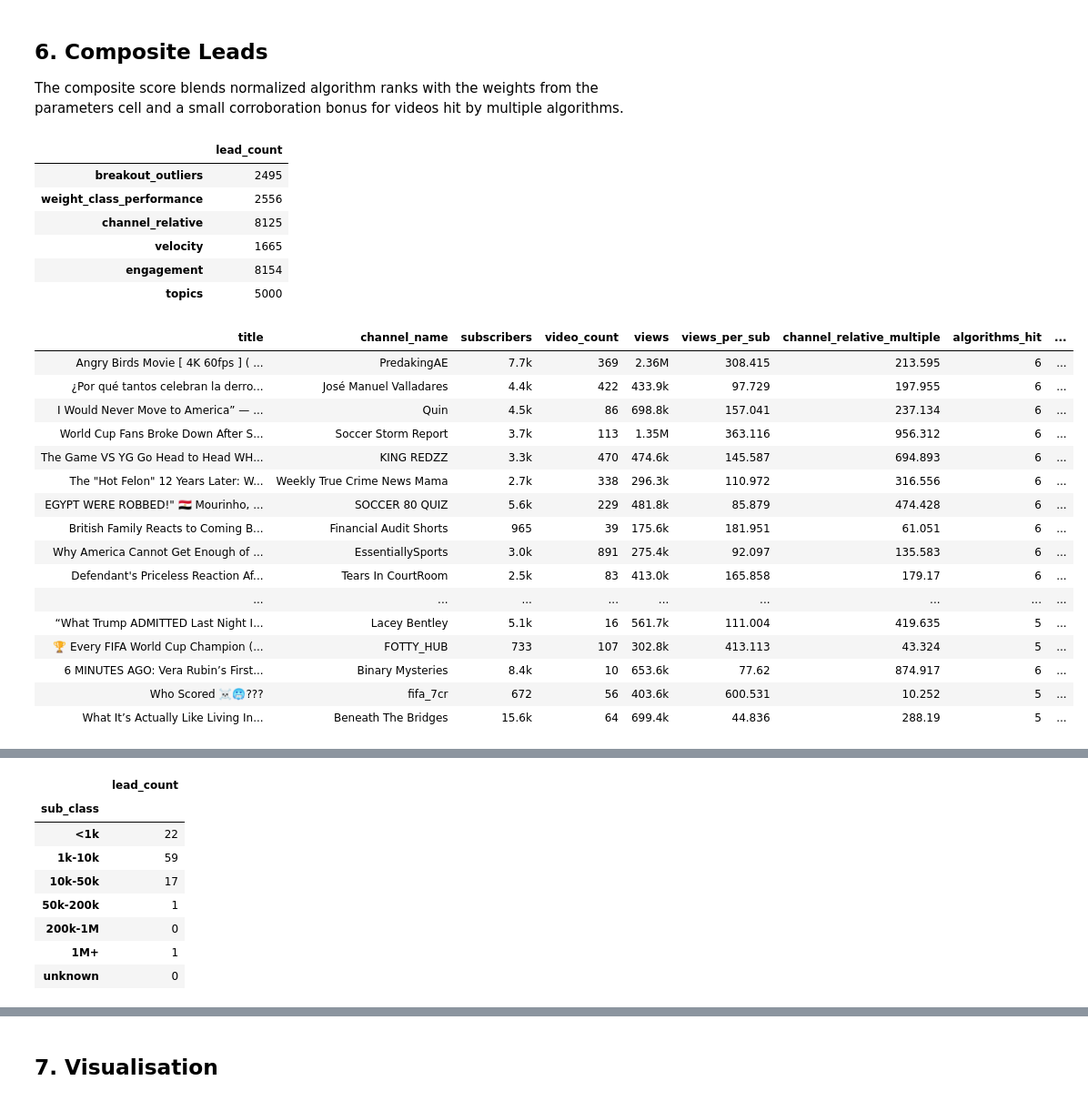
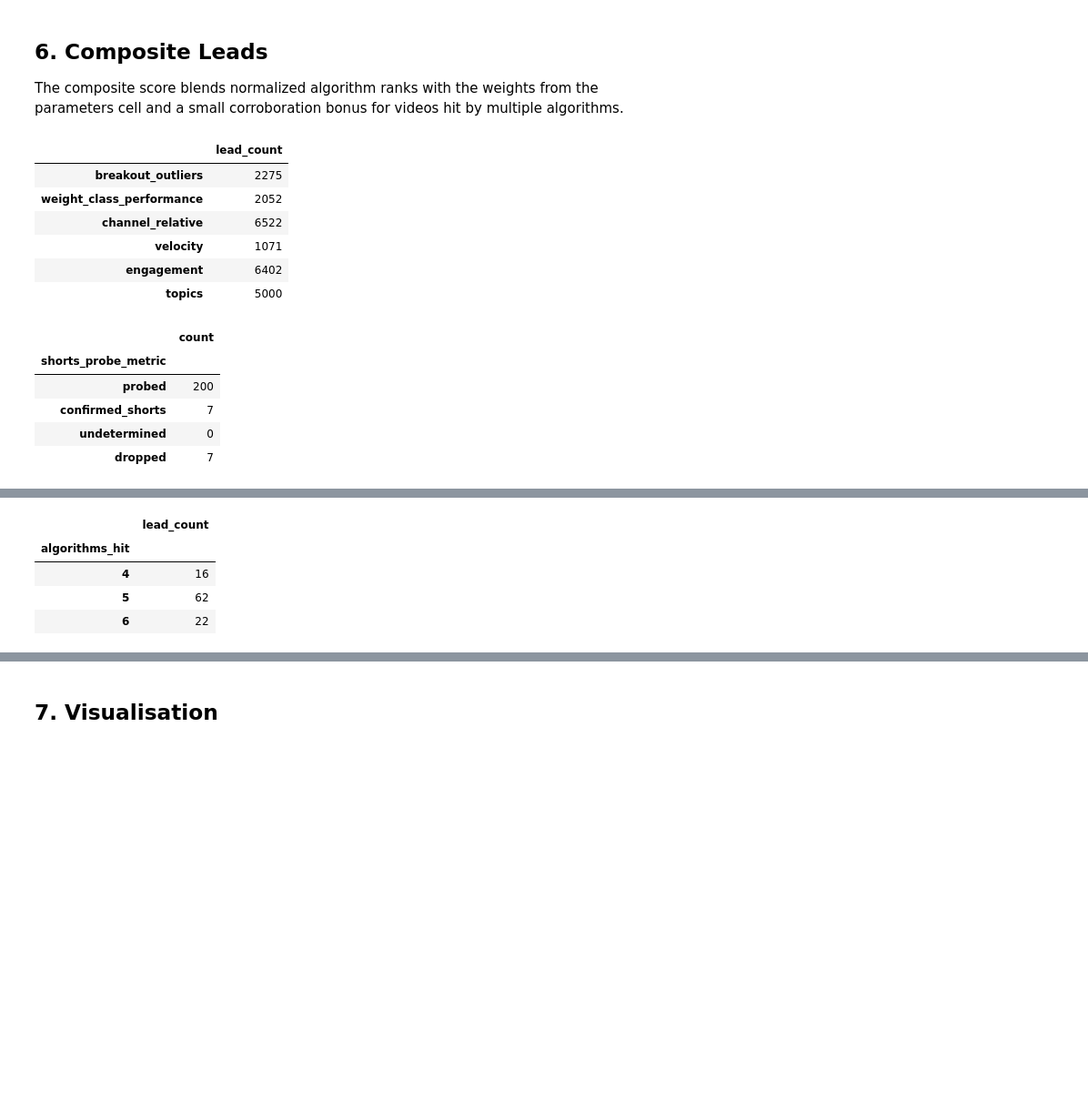
Before and after one commit to 4Fortune8/skimmer, a Jupyter notebook: notebooks/VideoIdeaLeads.ipynb, the cells around one changed output, grey strips where cells are left out. Shown at 91% size. Cells and saved outputs as stored; diff of their text form; code cells hidden in the pictures; blank space fills up the shorter version.

```diff
--- a/notebooks/VideoIdeaLeads.ipynb
+++ b/notebooks/VideoIdeaLeads.ipynb
@@ -236,7 +342,19 @@ def warn_failures(frame):
 The next cell is expected to take several minutes on the full corpus. It is shared by every per-algorithm table and by the composite section.
 # %%
 # Slow step: run each scoring algorithm once and reuse these results below.
-algorithm_results = ra_leads.run_algorithms(full_df, snapshots=snapshots, params=PARAMS)
+# Results are checkpointed per algorithm; the key covers PARAMS and the frame parameters above.
+algorithm_results, algorithms_from_cache = checkpoint.run_algorithms_cached(
+    full_df,
+    snapshots=snapshots,
+    db_path=DB_PATH,
+    cache_dir=CACHE_DIR,
+    params=PARAMS,
+    frame_kwargs=FRAME_KWARGS,
+    use_cache=USE_CACHE,
+    refresh=REFRESH_CACHE,
+    db_fingerprint_mode=CACHE_DB_FINGERPRINT,
+)
+print(f"Algorithm results: {'loaded from cache' if algorithms_from_cache else 'computed'}.")
 algorithm_counts = pd.Series({name: len(frame) for name, frame in algorithm_results.items()}, name='lead_count')
 display(algorithm_counts.to_frame())
 for frame in algorithm_results.values():
@@ -410,6 +528,9 @@ _original_load_analysis_frame = ra_leads.load_analysis_frame
 _original_run_algorithms = ra_leads.run_algorithms
 
 def _cached_load_analysis_frame(*args, **kwargs):
+    assert kwargs.get('exclude_shorts') == EXCLUDE_SHORTS
+    assert kwargs.get('shorts_max_duration_seconds') == SHORTS_MAX_DURATION_SECONDS
+    assert kwargs.get('drop_unknown_duration') == DROP_UNKNOWN_DURATION
     return full_df, snapshots
 
 def _cached_run_algorithms(*args, **kwargs):
@@ -425,6 +546,14 @@ try:
         params=PARAMS,
         filters=FILTERS,
         export_path=None,
+        exclude_shorts=EXCLUDE_SHORTS,
+        shorts_max_duration_seconds=SHORTS_MAX_DURATION_SECONDS,
+        drop_unknown_duration=DROP_UNKNOWN_DURATION,
+        verify_shorts=VERIFY_SHORTS,
+        verify_shorts_max_workers=VERIFY_SHORTS_MAX_WORKERS,
+        verify_shorts_timeout=VERIFY_SHORTS_TIMEOUT,
+        verify_shorts_cache=VERIFY_SHORTS_CACHE,
+        verify_shorts_over_fetch=VERIFY_SHORTS_OVER_FETCH,
     )
 finally:
     ra_leads.load_analysis_frame = _original_load_analysis_frame
@@ -434,52 +563,47 @@ finally:
 composite_leads.attrs['algorithm_counts'] = {name: len(frame) for name, frame in algorithm_results.items()}
 composite_leads.attrs['algorithm_failures'] = {
     name: error
     for result in algorithm_results.values()
     for name, error in result.attrs.get('algorithm_failures', {}).items()
 }
 
 warn_failures(composite_leads)
 display(pd.Series(composite_leads.attrs.get('algorithm_counts', {}), name='lead_count').to_frame())
 
+shorts_probe_summary = composite_leads.attrs.get('shorts_probe', {'probed': 0, 'confirmed_shorts': 0, 'undetermined': 0, 'dropped': 0})
+display(pd.Series(shorts_probe_summary, name='count').rename_axis('shorts_probe_metric').to_frame())
+if int(shorts_probe_summary.get('undetermined', 0) or 0) > 0:
+    display(HTML('<h3 style="color: #b00020;">WARNING: Shorts probe had undetermined rows; they were kept deliberately (fail-open).</h3>'))
+
 composite_columns = [
     'title',
     'channel_name',
     'subscribers',
     'video_count',
     'views',
     'views_per_sub',
     'channel_relative_multiple',
     'algorithms_hit',
     'composite_score',
+    'is_short_confirmed',
     'algorithms',
     'reasons',
 ]
 display_link_table(composite_leads, composite_columns, limit=50)
 
 display(composite_leads['algorithms_hit'].value_counts().sort_index().rename_axis('algorithms_hit').to_frame('lead_count'))
 display(composite_leads['sub_class'].value_counts().sort_index().rename_axis('sub_class').to_frame('lead_count'))
 # %% [output]
 |  | lead_count |
-| breakout_outliers | 2495 |
-| weight_class_performance | 2556 |
-| channel_relative | 8125 |
-| velocity | 1665 |
-| engagement | 8154 |
+| breakout_outliers | 2275 |
+| weight_class_performance | 2052 |
+| channel_relative | 6522 |
+| velocity | 1071 |
+| engagement | 6402 |
 | topics | 5000 |
-| title | channel_name | subscribers | video_count | views | views_per_sub | channel_relative_multiple | algorithms_hit | ... |
-| Angry Birds Movie [ 4K 60fps ] ( ... | PredakingAE | 7.7k | 369 | 2.36M | 308.415 | 213.595 | 6 | ... |
-| ¿Por qué tantos celebran la derro... | José Manuel Valladares | 4.4k | 422 | 433.9k | 97.729 | 197.955 | 6 | ... |
-| I Would Never Move to America” — ... | Quin | 4.5k | 86 | 698.8k | 157.041 | 237.134 | 6 | ... |
-| World Cup Fans Broke Down After S... | Soccer Storm Report | 3.7k | 113 | 1.35M | 363.116 | 956.312 | 6 | ... |
-| The Game VS YG Go Head to Head WH... | KING REDZZ | 3.3k | 470 | 474.6k | 145.587 | 694.893 | 6 | ... |
-| The "Hot Felon" 12 Years Later: W... | Weekly True Crime News Mama | 2.7k | 338 | 296.3k | 110.972 | 316.556 | 6 | ... |
-| EGYPT WERE ROBBED!" 🇪🇬 Mourinho, ... | SOCCER 80 QUIZ | 5.6k | 229 | 481.8k | 85.879 | 474.428 | 6 | ... |
-| British Family Reacts to Coming B... | Financial Audit Shorts | 965 | 39 | 175.6k | 181.951 | 61.051 | 6 | ... |
-| Why America Cannot Get Enough of ... | EssentiallySports | 3.0k | 891 | 275.4k | 92.097 | 135.583 | 6 | ... |
-| Defendant's Priceless Reaction Af... | Tears In CourtRoom | 2.5k | 83 | 413.0k | 165.858 | 179.17 | 6 | ... |
-| ... | ... | ... | ... | ... | ... | ... | ... | ... |
-| “What Trump ADMITTED Last Night I... | Lacey Bentley | 5.1k | 16 | 561.7k | 111.004 | 419.635 | 5 | ... |
-| 🏆 Every FIFA World Cup Champion (... | FOTTY_HUB | 733 | 107 | 302.8k | 413.113 | 43.324 | 5 | ... |
-| 6 MINUTES AGO: Vera Rubin’s First... | Binary Mysteries | 8.4k | 10 | 653.6k | 77.62 | 874.917 | 6 | ... |
-| Who Scored ☠️🥶??? | fifa_7cr | 672 | 56 | 403.6k | 600.531 | 10.252 | 5 | ... |
-| What It’s Actually Like Living In... | Beneath The Bridges | 15.6k | 64 | 699.4k | 44.836 | 288.19 | 5 | ... |
+|  | count |
+| shorts_probe_metric |  |
+| probed | 200 |
+| confirmed_shorts | 7 |
+| undetermined | 0 |
+| dropped | 7 |
@@ -491,9 +627,5 @@ display(composite_leads['sub_class'].value_counts().sort_index().rename_axis('su
 |  | lead_count |
-| sub_class |  |
-| <1k | 22 |
-| 1k-10k | 59 |
-| 10k-50k | 17 |
-| 50k-200k | 1 |
-| 200k-1M | 0 |
-| 1M+ | 1 |
-| unknown | 0 |
+| algorithms_hit |  |
+| 4 | 16 |
+| 5 | 62 |
+| 6 | 22 |
```
Also changed, not shown: parts of 18 cells of this notebook, 11 other files.
